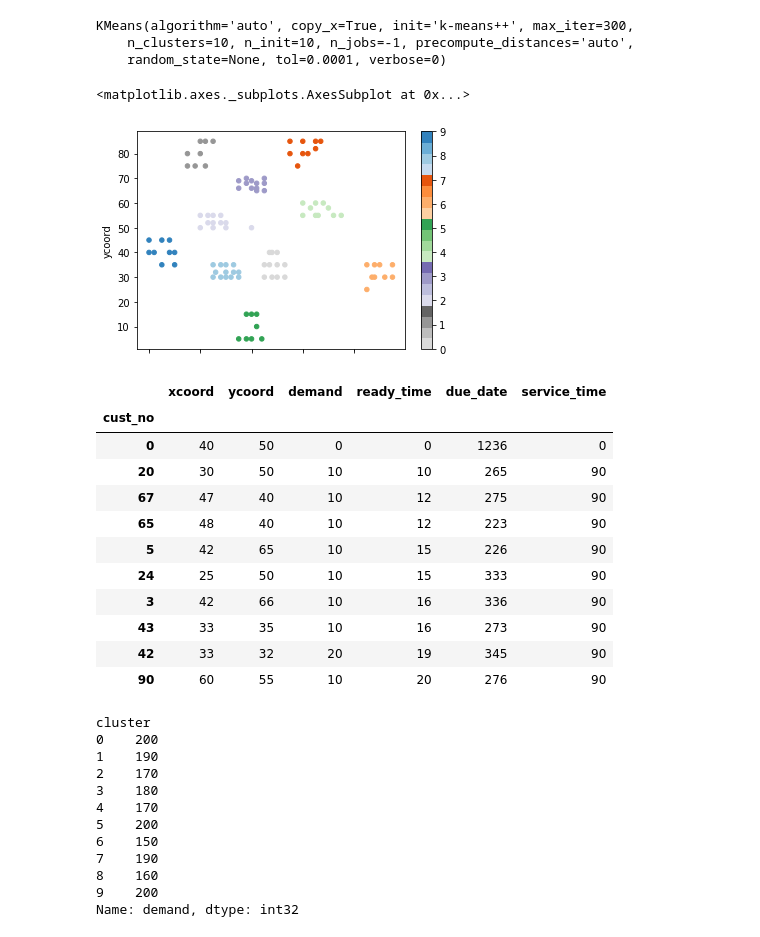
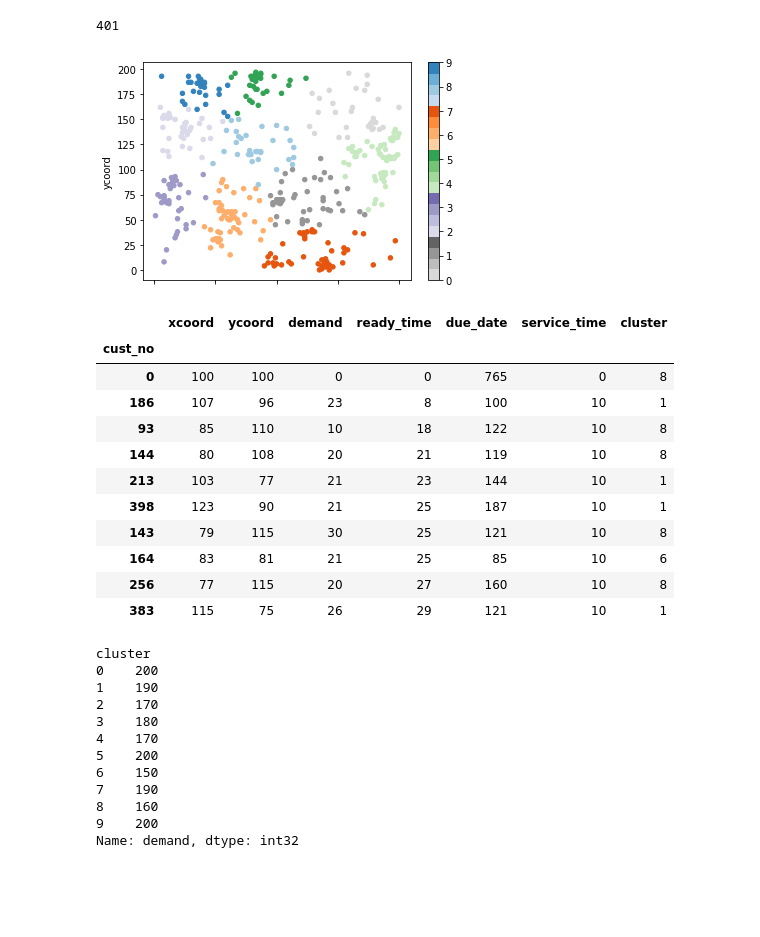
Before and after one commit to Saldern/vrp, a Jupyter notebook: lab1.ipynb, the cells around one changed output. Saved outputs shown, nothing was run; the diff lists cells and outputs as text; code cells hidden in the pictures; blank space fills up the shorter version.

```diff
--- a/lab1.ipynb
+++ b/lab1.ipynb
@@ -261,3 +176,5 @@ import glob
 import scipy
 
 instances = glob.glob('./instances/*.txt')
+from VRPSolver import VRPSolver
+slv = VRPSolver(instances[8], 10, 8)
@@ -266,8 +180,0 @@ from sklearn.cluster import KMeans
-# %%
-kmc = KMeans(10, n_jobs=-1)
-coords = slv.df.loc[:, ['xcoord', 'ycoord']]
-kmc.fit(coords)
-# %% [output]
-KMeans(algorithm='auto', copy_x=True, init='k-means++', max_iter=300,
-    n_clusters=10, n_init=10, n_jobs=-1, precompute_distances='auto',
-    random_state=None, tol=0.0001, verbose=0)
@@ -276,23 +183,24 @@ clusters = kmc.predict(coords)
 # %%
-slv.df.plot.scatter(0, 1, c=clusters, colormap='tab20c_r')
+slv.df.plot.scatter(0, 1, c=slv.df.cluster, colormap='tab20c_r')
+print(slv.df.shape[0])
 # %% [output]
-<matplotlib.axes._subplots.AxesSubplot at 0x...>
+401
-[figure, old version]
+[figure, new version]
 # %%
 slv.df.sort_values('ready_time').head(10)
 # %% [output]
-|  | xcoord | ycoord | demand | ready_time | due_date | service_time |
-| cust_no |  |  |  |  |  |  |
-| 0 | 40 | 50 | 0 | 0 | 1236 | 0 |
-| 20 | 30 | 50 | 10 | 10 | 265 | 90 |
-| 67 | 47 | 40 | 10 | 12 | 275 | 90 |
-| 65 | 48 | 40 | 10 | 12 | 223 | 90 |
-| 5 | 42 | 65 | 10 | 15 | 226 | 90 |
-| 24 | 25 | 50 | 10 | 15 | 333 | 90 |
-| 3 | 42 | 66 | 10 | 16 | 336 | 90 |
-| 43 | 33 | 35 | 10 | 16 | 273 | 90 |
-| 42 | 33 | 32 | 20 | 19 | 345 | 90 |
-| 90 | 60 | 55 | 10 | 20 | 276 | 90 |
+|  | xcoord | ycoord | demand | ready_time | due_date | service_time | cluster |
+| cust_no |  |  |  |  |  |  |  |
+| 0 | 100 | 100 | 0 | 0 | 765 | 0 | 8 |
+| 186 | 107 | 96 | 23 | 8 | 100 | 10 | 1 |
+| 93 | 85 | 110 | 10 | 18 | 122 | 10 | 8 |
+| 144 | 80 | 108 | 20 | 21 | 119 | 10 | 8 |
+| 213 | 103 | 77 | 21 | 23 | 144 | 10 | 1 |
+| 398 | 123 | 90 | 21 | 25 | 187 | 10 | 1 |
+| 143 | 79 | 115 | 30 | 25 | 121 | 10 | 8 |
+| 164 | 83 | 81 | 21 | 25 | 85 | 10 | 6 |
+| 256 | 77 | 115 | 20 | 27 | 160 | 10 | 8 |
+| 383 | 115 | 75 | 26 | 29 | 121 | 10 | 1 |
 # %%
 slv.df['cluster'] = clusters
 slv.df.groupby('cluster').demand.sum()
```
Also changed, not shown: parts of 10 cells of this notebook, 2 other files.
